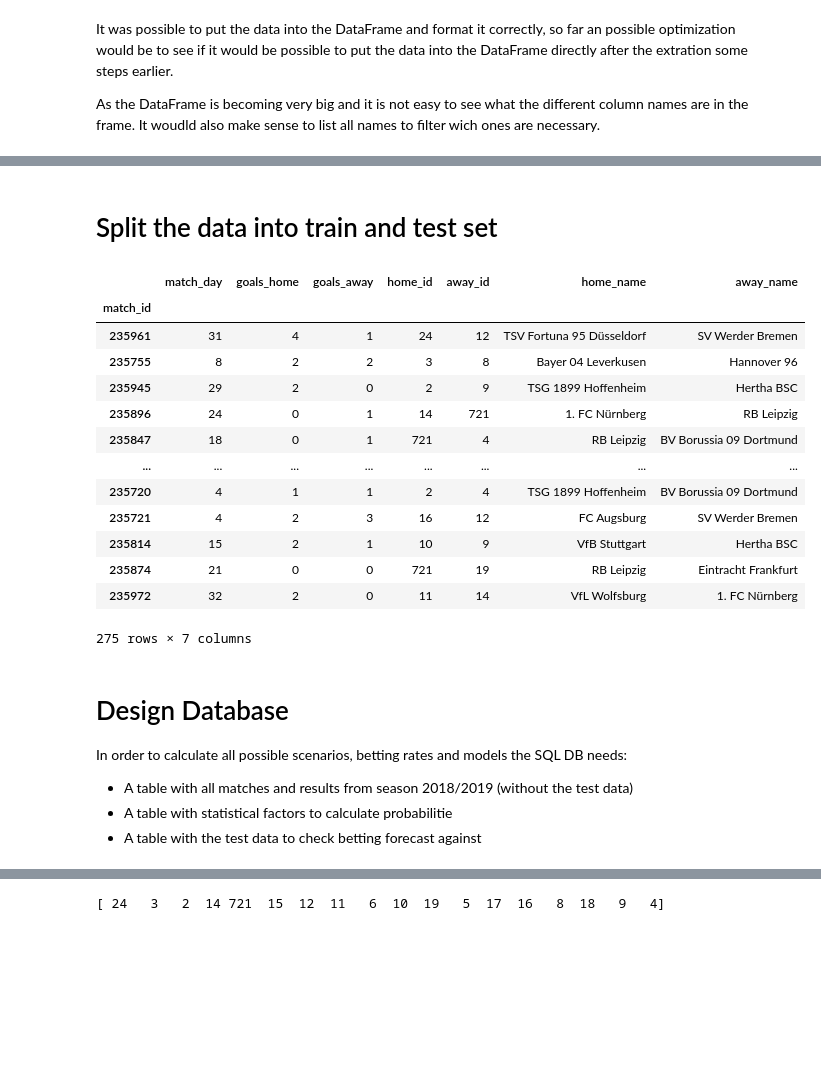
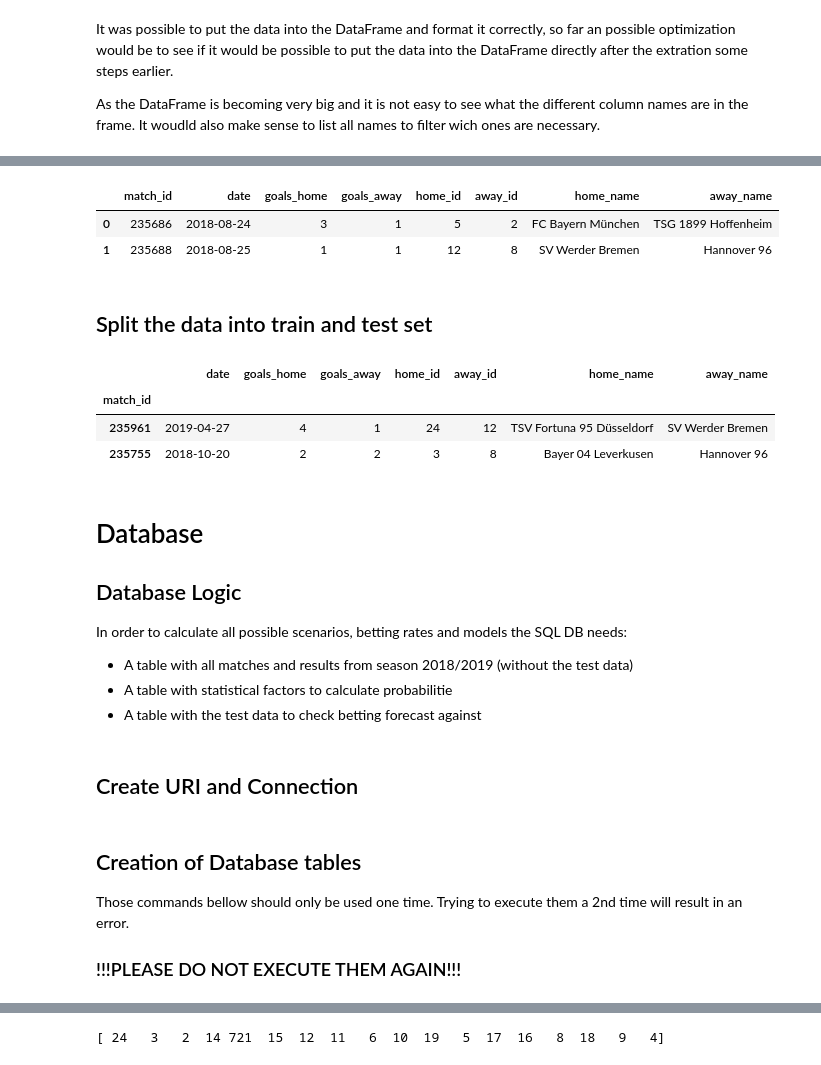
Before and after one commit to eugencuic/FHNW_FS20_Sportwetten, a Jupyter notebook: Warhscheinlichkeitsmodell - Sportwetten.ipynb, the cells around one changed output, grey strips where cells are left out. Drawn from its saved outputs; the diff is of its cells as text; code cells hidden in the pictures; blank space fills up the shorter version.

```diff
--- a/Warhscheinlichkeitsmodell - Sportwetten.ipynb
+++ b/Warhscheinlichkeitsmodell - Sportwetten.ipynb
@@ -184,12 +214,12 @@ This overview of the column names makes it a lot easier to define which ones wou
 # %%
 # Define the header of the DataFrame
-header = ['id', 'matchday', 'score.fullTime.homeTeam', 'score.fullTime.awayTeam', 'homeTeam.id', 'awayTeam.id', 'homeTeam.name', 'awayTeam.name']
+header = ['id', 'utcDate', 'score.fullTime.homeTeam', 'score.fullTime.awayTeam', 'homeTeam.id', 'awayTeam.id', 'homeTeam.name', 'awayTeam.name']
 data_BL1_18_19 = pd.DataFrame(data, columns=header)
 
 # Rename the columns to make it more understandable fo readers
 data_BL1_18_19 = data_BL1_18_19.rename(columns={
     'id': 'match_id',
-    'matchday': 'match_day',
+    'utcDate' : 'date',
     'score.fullTime.homeTeam': 'goals_home',
     'score.fullTime.awayTeam': 'goals_away',
     'homeTeam.id': 'home_id',
@@ -200,5 +232,17 @@ data_BL1_18_19 = data_BL1_18_19.rename(columns={
+# %%
+# Transform to datetime object
+data_BL1_18_19['date'] = pd.to_datetime(data_BL1_18_19['date'])
+# %%
+# Strip the time
+data_BL1_18_19['date'] = data_BL1_18_19['date'].dt.date
+# %%
+data_BL1_18_19.head(2)
+# %% [output]
+|  | match_id | date | goals_home | goals_away | home_id | away_id | home_name | away_name |
+| 0 | 235686 | 2018-08-24 | 3 | 1 | 5 | 2 | FC Bayern München | TSG 1899 Hoffenheim |
+| 1 | 235688 | 2018-08-25 | 1 | 1 | 12 | 8 | SV Werder Bremen | Hannover 96 |
 # %% [markdown]
-# Split the data into train and test set
+## Split the data into train and test set
 # %%
 # create copy to work with
 data_BL1_18_19_copy = data_BL1_18_19.copy()
@@ -212,27 +256,20 @@ test_set  = data_BL1_18_19_copy.drop(train_set.index)
 test_set = test_set.set_index('match_id')
 train_set = train_set.set_index('match_id')
 # %%
-train_set
+train_set.head(2)
 # %% [output]
-|  | match_day | goals_home | goals_away | home_id | away_id | home_name | away_name |
+|  | date | goals_home | goals_away | home_id | away_id | home_name | away_name |
 | match_id |  |  |  |  |  |  |  |
-| 235961 | 31 | 4 | 1 | 24 | 12 | TSV Fortuna 95 Düsseldorf | SV Werder Bremen |
-| 235755 | 8 | 2 | 2 | 3 | 8 | Bayer 04 Leverkusen | Hannover 96 |
-| 235945 | 29 | 2 | 0 | 2 | 9 | TSG 1899 Hoffenheim | Hertha BSC |
-| 235896 | 24 | 0 | 1 | 14 | 721 | 1. FC Nürnberg | RB Leipzig |
-| 235847 | 18 | 0 | 1 | 721 | 4 | RB Leipzig | BV Borussia 09 Dortmund |
-| ... | ... | ... | ... | ... | ... | ... | ... |
-| 235720 | 4 | 1 | 1 | 2 | 4 | TSG 1899 Hoffenheim | BV Borussia 09 Dortmund |
-| 235721 | 4 | 2 | 3 | 16 | 12 | FC Augsburg | SV Werder Bremen |
-| 235814 | 15 | 2 | 1 | 10 | 9 | VfB Stuttgart | Hertha BSC |
-| 235874 | 21 | 0 | 0 | 721 | 19 | RB Leipzig | Eintracht Frankfurt |
-| 235972 | 32 | 2 | 0 | 11 | 14 | VfL Wolfsburg | 1. FC Nürnberg |
+| 235961 | 2019-04-27 | 4 | 1 | 24 | 12 | TSV Fortuna 95 Düsseldorf | SV Werder Bremen |
+| 235755 | 2018-10-20 | 2 | 2 | 3 | 8 | Bayer 04 Leverkusen | Hannover 96 |
-275 rows × 7 columns
 # %% [markdown]
-# Design Database
+# Database
+## Database Logic
 In order to calculate all possible scenarios, betting rates and models the SQL DB needs:
 
 - A table with all matches and results from season 2018/2019 (without the test data)
 - A table with statistical factors to calculate probabilitie
 - A table with the test data to check betting forecast against
+# %% [markdown]
+## Create URI and Connection
 # %%
@@ -248,4 +284,8 @@ database_connection = sqlalchemy.create_engine('mysql+mysqlconnector://{0}:{1}@{
                                                       database_ip, database_name))
 # %%
 con = database_connection.connect()
+# %% [markdown]
+## Creation of Database tables
+Those commands bellow should only be used one time. Trying to execute them a 2nd time will result in an error.
+### !!!PLEASE DO NOT EXECUTE THEM AGAIN!!!
 # %% [markdown]
```
Also changed, not shown: parts of 77 cells of this notebook, 1 other file.
